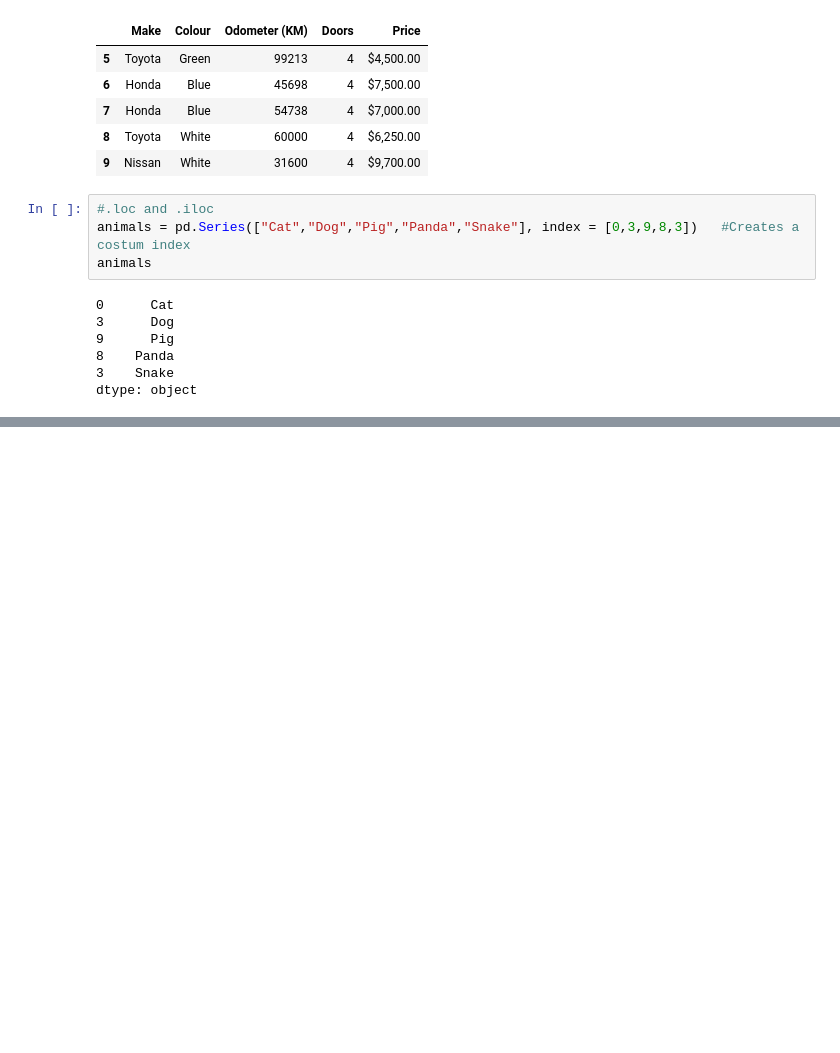
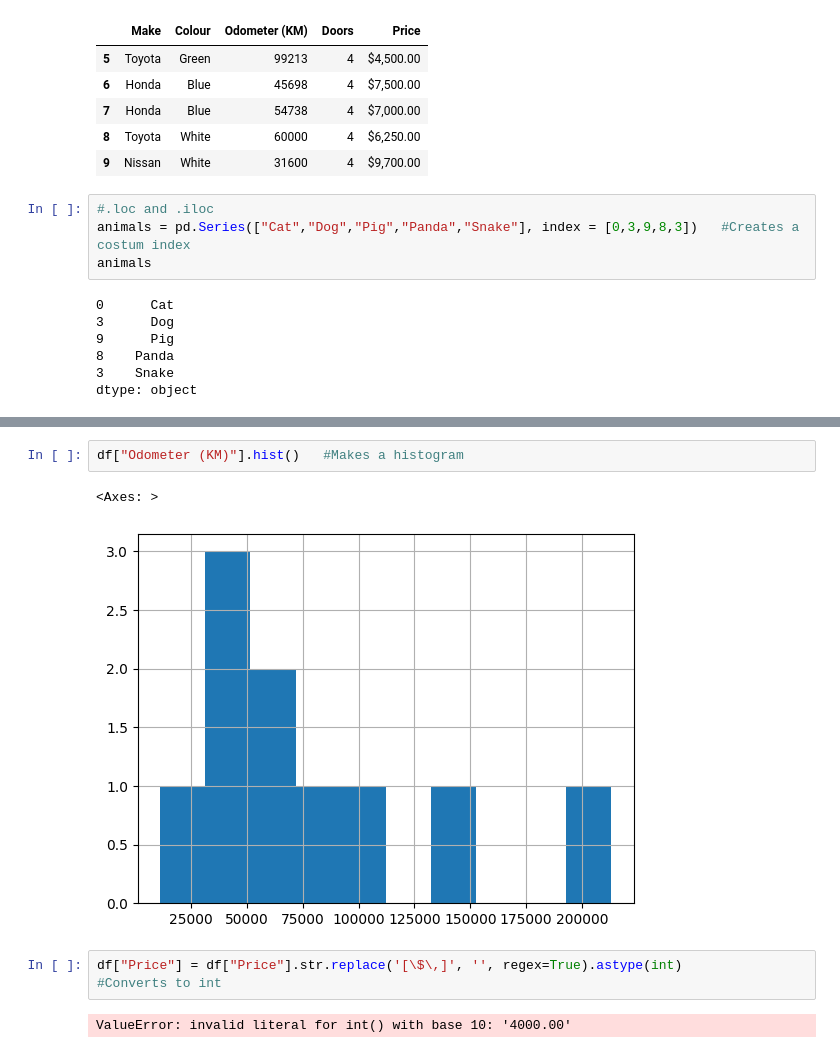
Before and after one commit to sup-neupane/LearningPython, a Jupyter notebook: ZDataScienceML/Day45/pandas.ipynb, the cells around one changed output, grey strips where cells are left out. Drawn from its saved outputs; the diff is of its cells as text; blank space fills up the shorter version.

```diff
--- a/ZDataScienceML/Day45/pandas.ipynb
+++ b/ZDataScienceML/Day45/pandas.ipynb
@@ -178,0 +265,10 @@ dtype: object
+# %%
+df["Odometer (KM)"].hist()   #Makes a histogram
+# %% [output]
+<Axes: >
+[figure, added]
+# %%
+df["Price"] = df["Price"].str.replace('[\$\,]', '', regex=True).astype(int)
+#Converts to int
+# %% [output]
+ValueError: invalid literal for int() with base 10: '4000.00'
```
Also changed, not shown: parts of 30 cells of this notebook.
